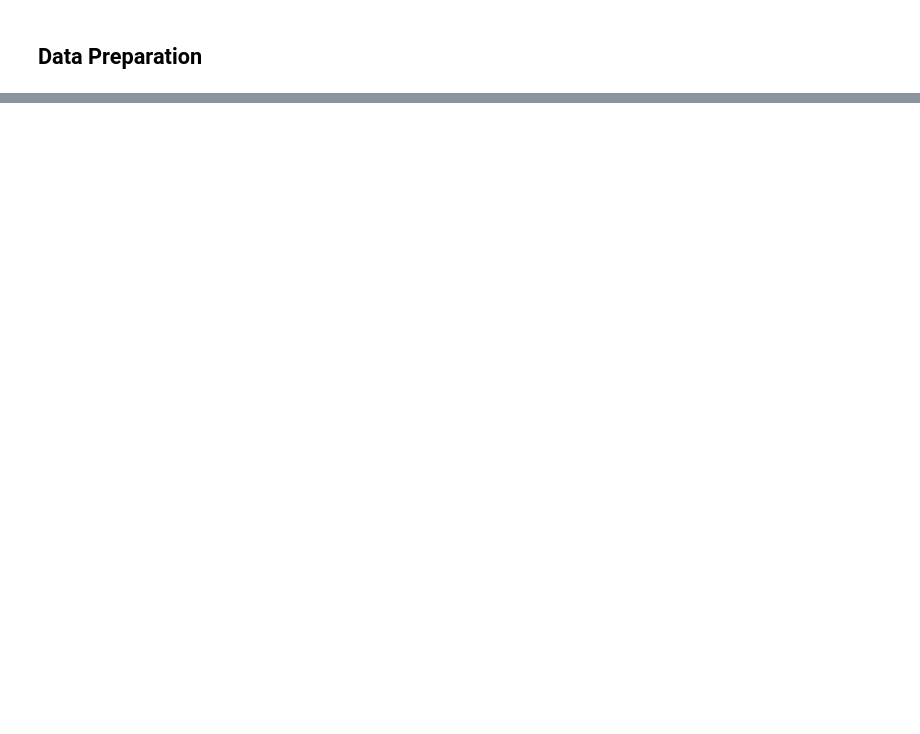
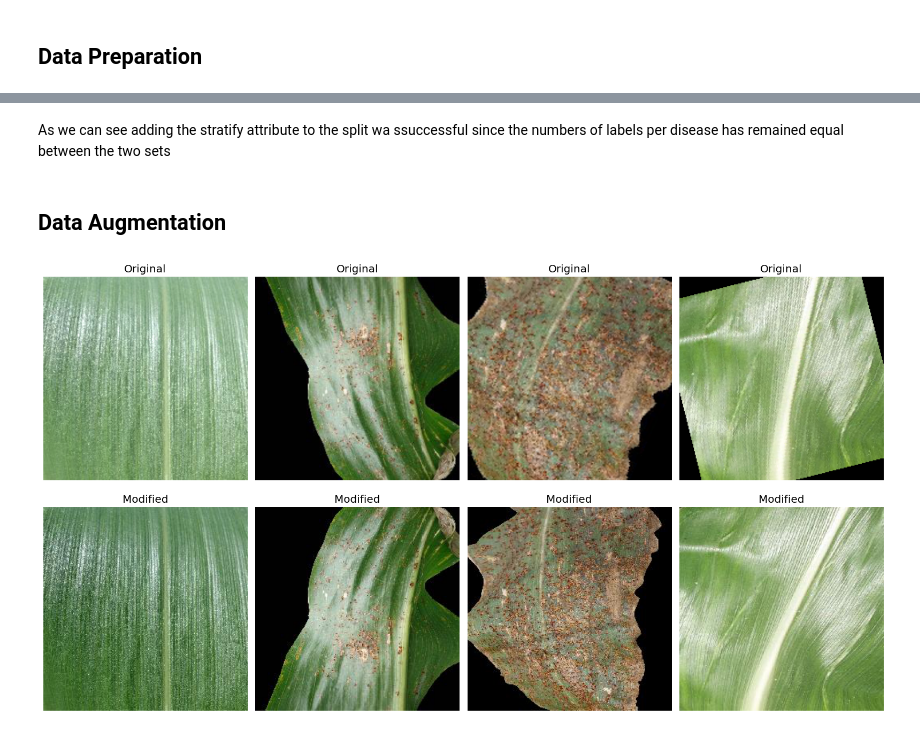
Before and after one commit to riccardo-borgo/Corn-Disease, a Jupyter notebook: main.ipynb, the cells around one changed output, grey strips where cells are left out. Drawn from its saved outputs; the diff is of its cells as text; code cells hidden in the pictures; blank space fills up the shorter version.

```diff
--- a/main.ipynb
+++ b/main.ipynb
@@ -138,0 +184,4 @@ y_test shape: (838,)
+# %% [markdown]
+As we can see adding the stratify attribute to the split wa ssuccessful since the numbers of labels per disease has remained equal between the two sets
+# %% [markdown]
+## Data Augmentation
@@ -138,0 +229,43 @@ y_test shape: (838,)
+# %%
+def AdjustBrightness(content):
+    p = 0.2
+    if np.random.random() < p:
+        return ImageEnhance.Brightness(content).enhance(np.random.uniform(0.5, 1.5))
+    else:
+        return content
+# %%
+def DataAugmentation(content):
+    content = RandomRotation(content)
+    content = RandomHorizontalFlip(content)
+    content = RandomVerticalFlip(content)
+    content = RandomZoom(content)
+    content = AdjustContrast(content)
+    content = AdjustBrightness(content)
+    return content
+# %%
+X_train = X_train.apply(Resize)
+X_val = X_val.apply(Resize)
+# %%
+X_train = X_train.apply(DataAugmentation)
+# %%
+n_rows = 2
+n_cols = 4
+index_total = X_train.index
+indexes = index_total[:5]
+
+fig, axes = plt.subplots(n_rows, n_cols, figsize=(16,9), tight_layout=True)
+
+for i in range(n_cols):
+    ax = axes[0, i]
+    ax.imshow(X_train[indexes[i]])
+    ax.set_title("Original")
+    ax.axis("off")
+
+    ax = axes[1, i]
+    ax.imshow(x["Image"][indexes[i]])
+    ax.set_title("Modified")
+    ax.axis("off")
+
+plt.show()
+# %% [output]
+[figure, added]
```
Also changed, not shown: parts of 33 cells of this notebook.
